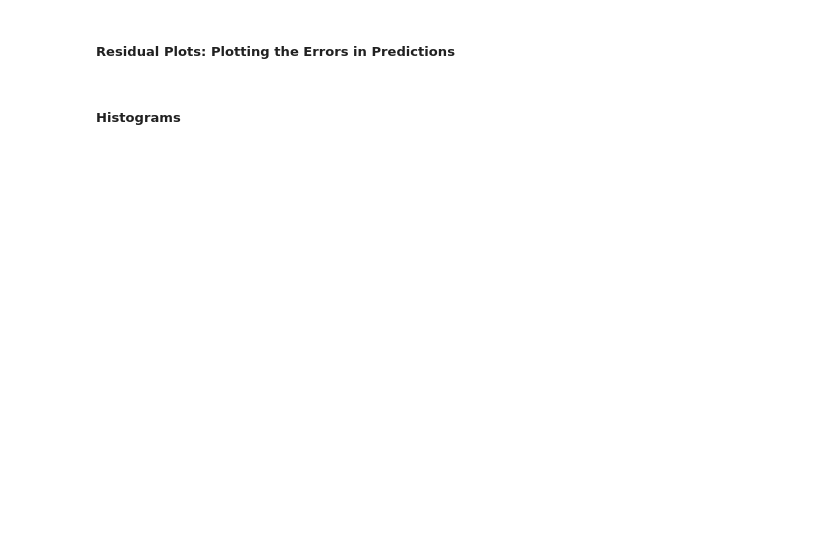
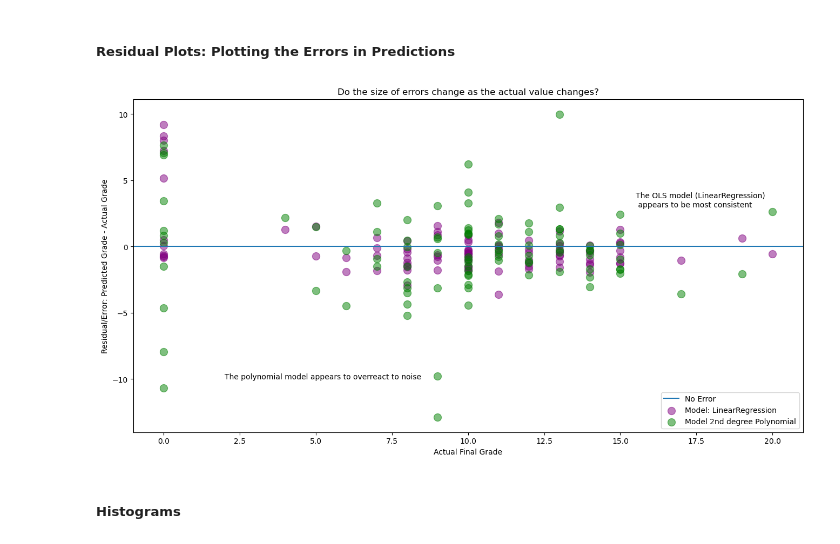
Before and after one commit to CodeupClassroom/quintela-regression-exercises, a Jupyter notebook: modeling_lesson.ipynb, the cells around one changed output. Saved outputs shown, nothing was run; the diff lists cells and outputs as text; code cells hidden in the pictures; blank space fills up the shorter version.

```diff
--- a/modeling_lesson.ipynb
+++ b/modeling_lesson.ipynb
@@ -539,26 +757,28 @@ plt.show()
 # %%
 # y_validate.head()
 plt.figure(figsize=(16,8))
 
 plt.axhline(label="No Error")
 
 
-plt.scatter(y_validate.G3, y_validate.G3_pred_lm - y_validate.G3 ,
-            alpha=.5, color="red", s=100, label="Model: LinearRegression")
+#plt.scatter(y_validate.G3, y_validate.G3_pred_lm - y_validate.G3 ,
+#            alpha=.5, color="red", s=100, label="Model: LinearRegression")
 plt.scatter(y_validate.G3, y_validate.G3_pred_lars - y_validate.G3 ,
             alpha=.5, color="purple", s=100, label="Model: LinearRegression")
-plt.scatter(y_validate.G3, y_validate.G3_pred_glm - y_validate.G3,
-            alpha=.5, color="yellow", s=100, label="Model: TweedieRegressor")
+#plt.scatter(y_validate.G3, y_validate.G3_pred_glm - y_validate.G3,
+#            alpha=.5, color="yellow", s=100, label="Model: TweedieRegressor")
 plt.scatter(y_validate.G3, y_validate.G3_pred_lm2 - y_validate.G3,
             alpha=.5, color="green", s=100, label="Model 2nd degree Polynomial")
 
 plt.legend(loc=4)
 plt.xlabel("Actual Final Grade")
 plt.ylabel("Residual/Error: Predicted Grade - Actual Grade")
 plt.title("Do the size of errors change as the actual value changes?")
 plt.annotate("The polynomial model appears to overreact to noise", (2.0, -10))
 plt.annotate("The OLS model (LinearRegression)\n appears to be most consistent", (15.5, 3))
 plt.show()
+# %% [output]
+[figure, added]
 # %% [markdown]
 ##### **Histograms**
 # %%
```
Also changed, not shown: parts of 34 cells of this notebook.
